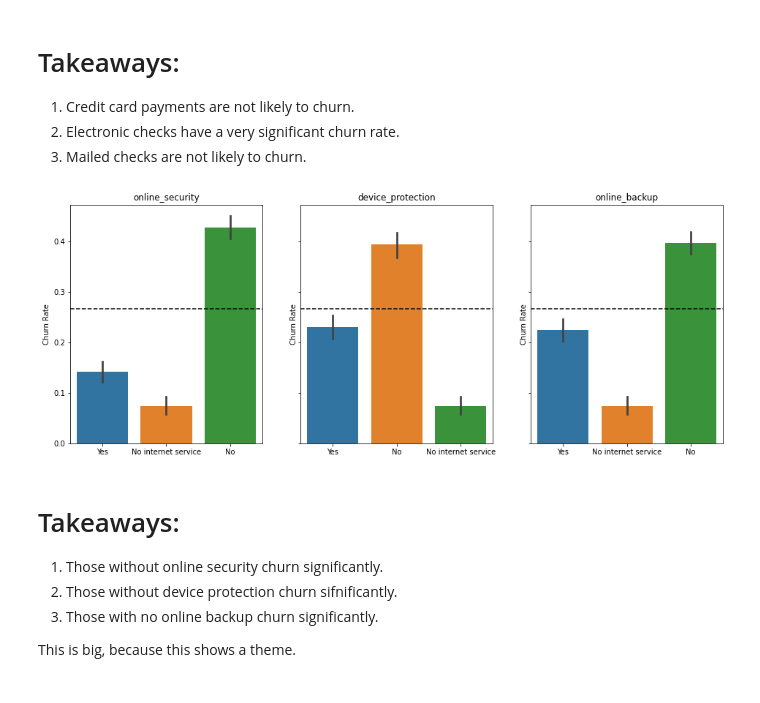
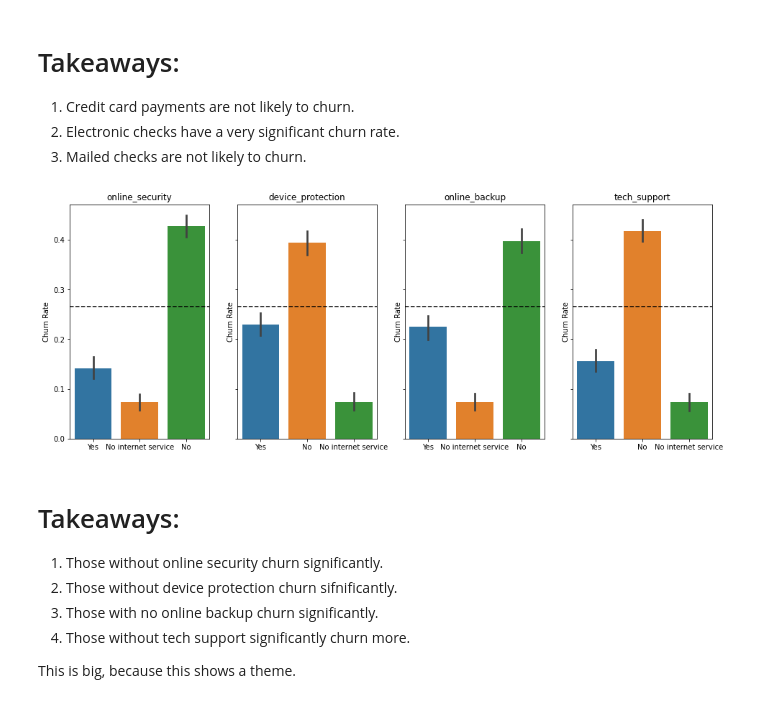
Before and after one commit to paigerackley/classification-project, a Jupyter notebook: workbook.ipynb, the cells around one changed output. Cells and saved outputs as stored; diff of their text form; code cells hidden in the pictures.

```diff
--- a/workbook.ipynb
+++ b/workbook.ipynb
@@ -210,8 +211,14 @@ def prep_telco_data(df):
                               'payment_type']], dummy_na=False, \
                               drop_first=True)
 
+
     # Concatenate dummy dataframe to original
     df = pd.concat([df, dummy_df], axis=1)
+
+    #readability
+    df.rename(columns = {'internet_service_type_Fiber optic':'fiber_optic'}, inplace = True)
+    df.rename(columns = {'payment_type_Electronic check':'electronic_check'}, inplace = True)
+
 
     # split the data
     train, validate, test = split_telco_data(df)
@@ -288,7 +308,7 @@ for i, feature in enumerate(features):
 1. Gender doesn't seem to have an impact on churn as it is equal.
 2. There is a significant increase in churn among senior citizens than non senior citizens.
 # %%
-features = ['phone_service_encoded', 'multiple_lines', 'internet_service_type_Fiber optic', 'internet_service_type_None']
+features = ['phone_service_encoded', 'multiple_lines', 'fiber_optic', 'internet_service_type_None']
 _, ax = plt.subplots(nrows=1, ncols=4, figsize=(16, 6), sharey=True)
 for i, feature in enumerate(features):
     sns.barplot(feature, 'churn_encoded', data=train, ax=ax[i])
@@ -322,7 +342,7 @@ for i, feature in enumerate(features):
 1. There is a significant churn rate among those who are paperless billing.
 2. There is a not really a churn among one or two year contracts, so that piece of info is not important for reason for churn.
 # %%
-features = ['payment_type_Credit card (automatic)', 'payment_type_Electronic check', 'payment_type_Mailed check']
+features = ['payment_type_Credit card (automatic)', 'electronic_check', 'payment_type_Mailed check']
 _, ax = plt.subplots(nrows=1, ncols=3, figsize=(16, 6), sharey=True)
 for i, feature in enumerate(features):
     sns.barplot(feature, 'churn_encoded', data=train, ax=ax[i])
@@ -339,21 +359,21 @@ for i, feature in enumerate(features):
 2. Electronic checks have a very significant churn rate.
 3. Mailed checks are not likely to churn.
 # %%
-features = ['online_security', 'device_protection',  'online_backup']
-_, ax = plt.subplots(nrows=1, ncols=3, figsize=(16, 6), sharey=True)
+features = ['online_security', 'device_protection',  'online_backup', 'tech_support']
+_, ax = plt.subplots(nrows=1, ncols=4, figsize=(16, 6), sharey=True)
 for i, feature in enumerate(features):
     sns.barplot(feature, 'churn_encoded', data=train, ax=ax[i])
     ax[i].set_xlabel('')
     ax[i].set_ylabel('Churn Rate')
     ax[i].set_title(feature)
     ax[i].axhline(churn_rate, ls='--', color='black')
 # %% [output]
-[figure, old version]
+[figure, new version]
 # %% [markdown]
 # Takeaways:
 1. Those without online security churn significantly.
 2. Those without device protection churn sifnificantly.
 3. Those with no online backup churn significantly.
-
+4. Those without tech support significantly churn more.
 
 This is big, because this shows a theme.
```
Also changed, not shown: parts of 25 cells of this notebook, 2 other files.
